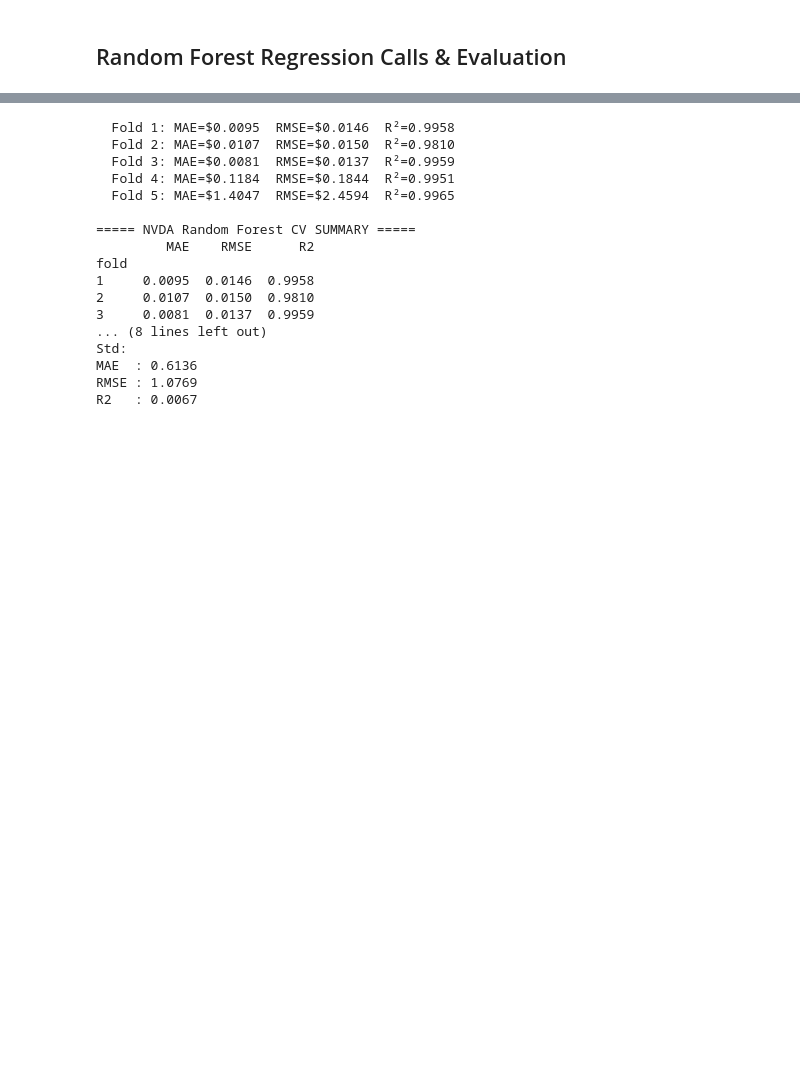
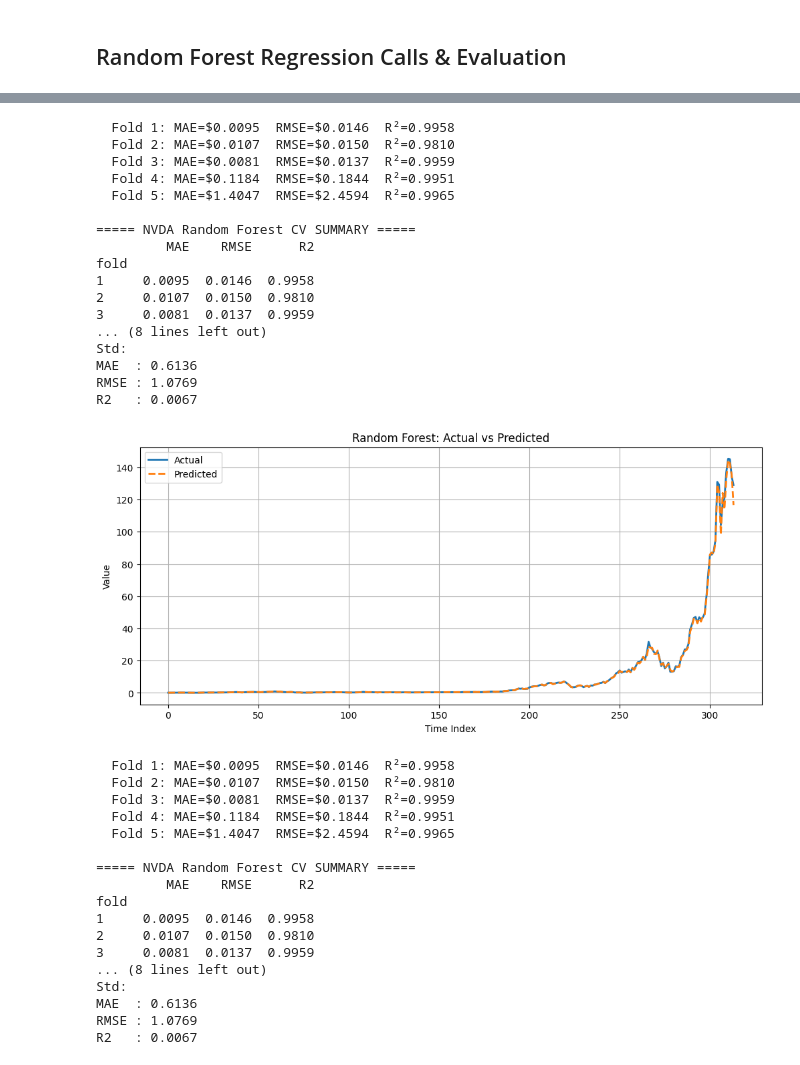
Before and after one commit to IntelligentSystemsProject/Stock-Market-Project, a Jupyter notebook: project.ipynb, the cells around one changed output, grey strips where cells are left out. Drawn from its saved outputs; the diff is of its cells as text; code cells hidden in the pictures; blank space fills up the shorter version.

```diff
--- a/project.ipynb
+++ b/project.ipynb
@@ -951,9 +688,0 @@ def add_wsts_growth_aux(
-# %%
-nvda_augmented, features_aug, target_idx_aug = add_wsts_growth_aux(
-    stock_table=nvda_table,
-    wsts_table=wsts_table,
-    feature_names=features,
-    target_name="close",
-    growth_periods=12,   # YearOverYear semiconductor demand
-    lags=(30, 60, 90)    # delayed macro impact
-)
@@ -962,9 +688,0 @@ nvda_augmented, features_aug, target_idx_aug = add_wsts_growth_aux(
-# %%
-svr_cv_df, svr_fold_preds = run_svr_cv(
-    data_raw=nvda_augmented.values,
-    n_splits=5,
-    window_size=10,
-    target_index=target_idx_aug,
-    make_windows=make_windows,
-    inv_scale=inv_scale,
-)
@@ -2339,3 +2016,35 @@ R2   : 0.0067
+# %%
+# NVDA
+results_nvda_rf = train_random_forest_ts(
+    data_raw=nvda_df,
+    features=list(nvda_df.columns),
+    target_col="close",
+)
+print_cv_summary(results_nvda_rf, name="NVDA Random Forest")
+
+plot_actual_vs_predicted(
+    results_nvda_rf,
+    title="Random Forest: Actual vs Predicted"
+)
+# %% [output]
+  Fold 1: MAE=$0.0095  RMSE=$0.0146  R²=0.9958
+  Fold 2: MAE=$0.0107  RMSE=$0.0150  R²=0.9810
+  Fold 3: MAE=$0.0081  RMSE=$0.0137  R²=0.9959
+  Fold 4: MAE=$0.1184  RMSE=$0.1844  R²=0.9951
+  Fold 5: MAE=$1.4047  RMSE=$2.4594  R²=0.9965
+
+===== NVDA Random Forest CV SUMMARY =====
+         MAE    RMSE      R2
+fold
+1     0.0095  0.0146  0.9958
+2     0.0107  0.0150  0.9810
+3     0.0081  0.0137  0.9959
+... (8 lines left out)
+Std:
+MAE  : 0.6136
+RMSE : 1.0769
+R2   : 0.0067
+[figure, added]
 # %%
 # NVDA with WSTS Auxiliary Data
 results_nvda_merged_rf = train_random_forest_ts(
```
Also changed, not shown: parts of 17 cells of this notebook.
